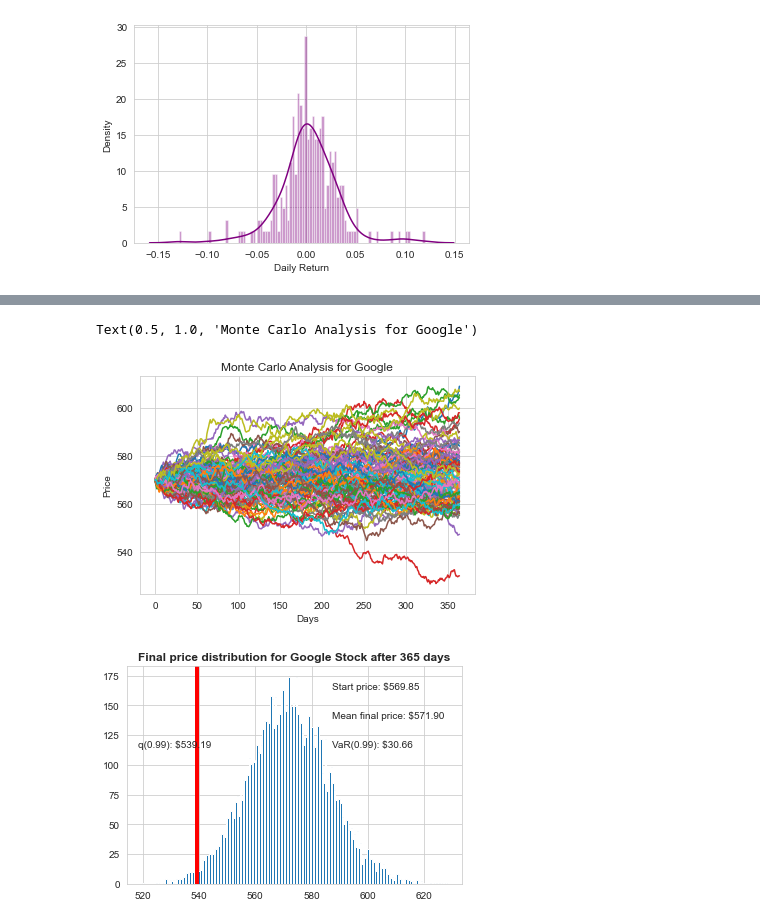
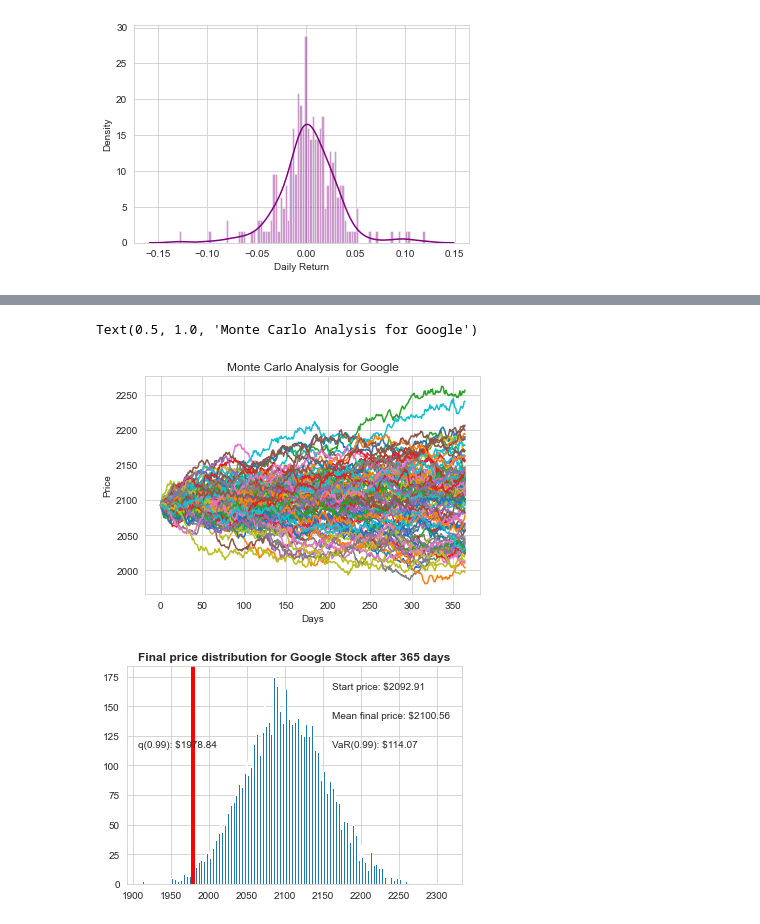
Before and after one commit to Tanishq-Tapiawala/Stock-Market-Analysis, a Jupyter notebook: StockMarketAnalysis.ipynb, the cells around one changed output, grey strips where cells are left out. Cells and saved outputs as stored; diff of their text form; code cells hidden in the pictures.

```diff
--- a/StockMarketAnalysis.ipynb
+++ b/StockMarketAnalysis.ipynb
@@ -246,16 +256,16 @@ def stock_monte_carlo(start_price,days,mu,sigma):
 
     return price
 # %%
-start_price = 569.85
+start_price = closing_df['GOOG'][-1]
 
 for run in range(0,100):
     plt.plot(stock_monte_carlo(start_price,days,mu,sigma))
 plt.xlabel("Days")
 plt.ylabel("Price")
 plt.title("Monte Carlo Analysis for Google")
 # %% [output]
 Text(0.5, 1.0, 'Monte Carlo Analysis for Google')
-[figure, old version]
+[figure, new version]
 # %%
 # Set a large number of runs
 runs = 10000
@@ -294,4 +304,4 @@ plt.axvline(x=q, linewidth=4, color='r')
 # Title
 plt.title(u"Final price distribution for Google Stock after %s days" % days, weight='bold');
 # %% [output]
-[figure, old version]
+[figure, new version]
```
Also changed, not shown: parts of 13 cells of this notebook.
